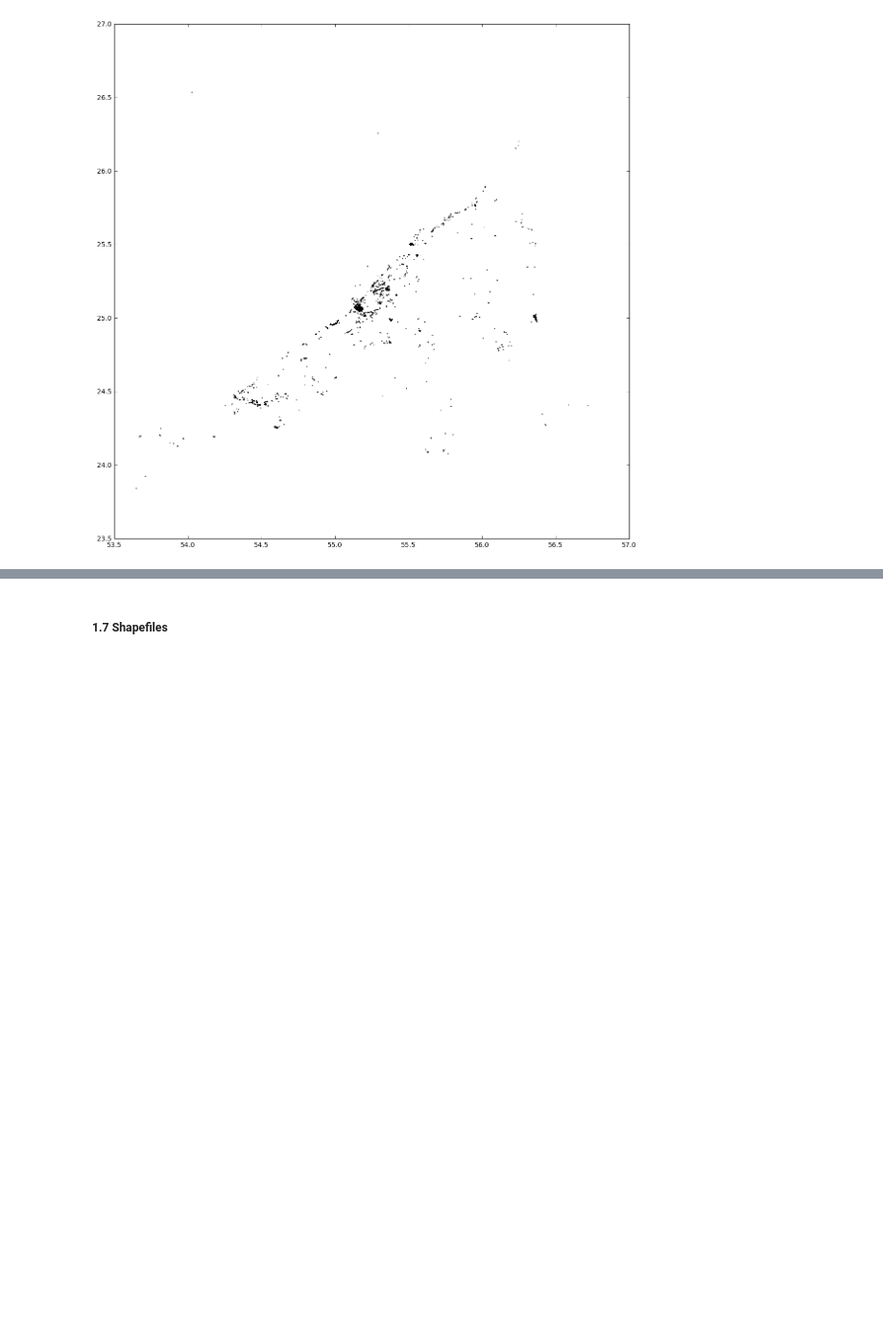
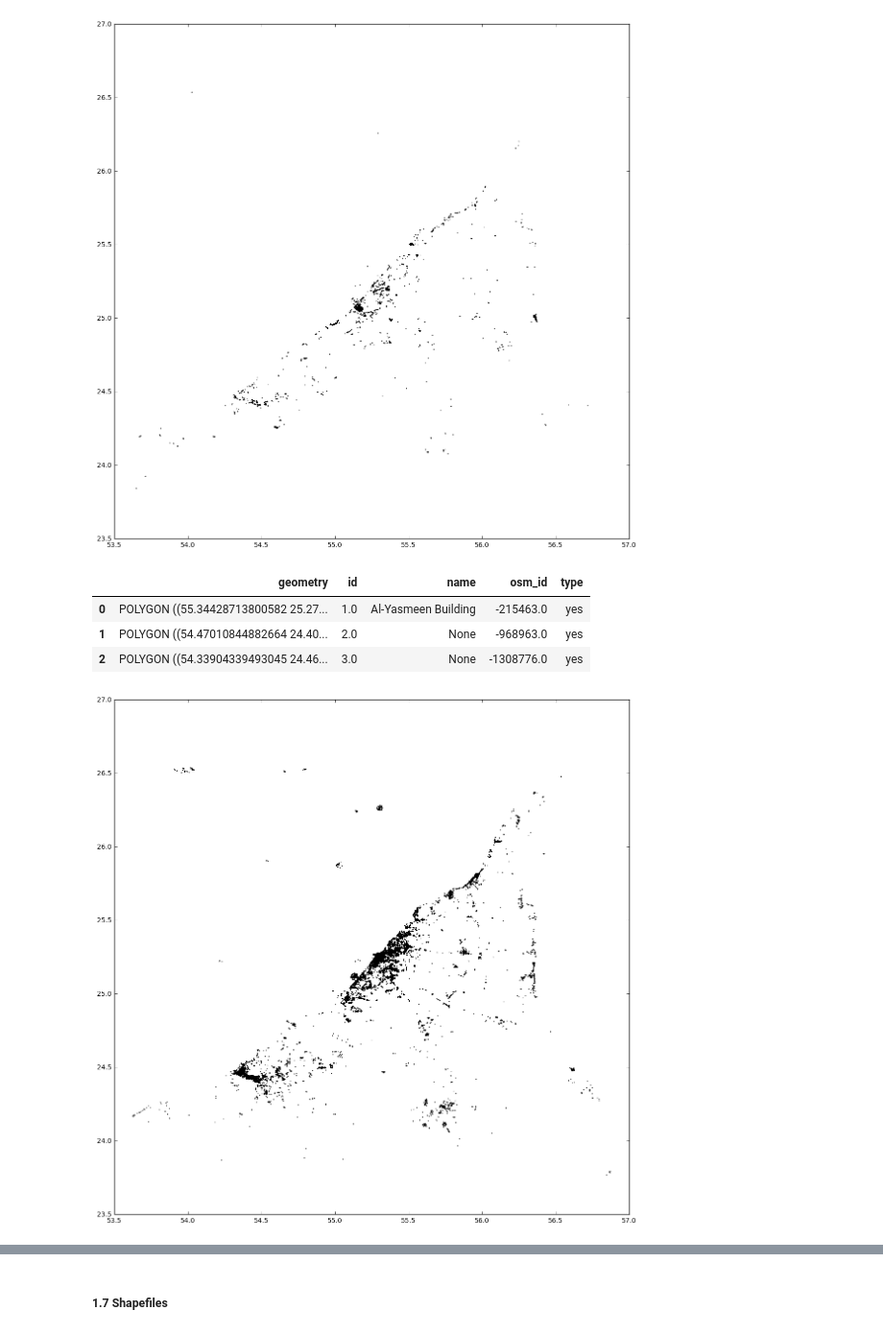
Before and after one commit to OlgaBelitskaya/data-analyst-nd002, a Jupyter notebook: Data_Analyst_ND_Project3/Data_Analyst_ND_Project3_Dubai-AbuDhabi_SQL.ipynb, the cells around one changed output, grey strips where cells are left out. Shown at 96% size. Cells and saved outputs as stored; diff of their text form; code cells hidden in the pictures; blank space fills up the shorter version.

```diff
--- a/Data_Analyst_ND_Project3/Data_Analyst_ND_Project3_Dubai-AbuDhabi_SQL.ipynb
+++ b/Data_Analyst_ND_Project3/Data_Analyst_ND_Project3_Dubai-AbuDhabi_SQL.ipynb
@@ -619,6 +624,8 @@ file1 = filedir1 + 'dubai_abu-dhabi.osm'
 file2 = filedir2 + 'dubai_abu-dhabi_admin.geojson'
 file3 = filedir2 + 'dubai_abu-dhabi_roads.geojson'
 file4 = filedir2 + 'dubai_abu-dhabi_waterareas.geojson'
+file5 = filedir2 + 'dubai_abu-dhabi_buildings.geojson'
+file6 = filedir2 + 'dubai_abu-dhabi_amenities.geojson'
 # %%
 hide_code
 # Get size of the .osm files
@@ -669,7 +679,7 @@ with open(SAMPLE_FILE, 'wb') as output:
 # %%
 hide_code
 # Setup the file directory and the name of a file variable
-file5 = filedir1 + 'sample_dubai_abu-dhabi.osm'
+file8 = filedir1 + 'sample_dubai_abu-dhabi.osm'
 # %%
 hide_code
 # Get size of the created .osm file
@@ -691,3 +701,6 @@ df_roads = gpd.read_file(file3)
 # %%
 hide_code
 df_waterareas = gpd.read_file(file4)
+# %%
+hide_code
+df_buildings = gpd.read_file(file5)
@@ -752,3 +772,18 @@ df_waterareas.plot()
 plt.show()
 # %% [output]
 [figure]
+# %%
+hide_code
+df_buildings.head(3)
+# %% [output]
+|  | geometry | id | name | osm_id | type |
+| 0 | POLYGON ((55.34428713800582 25.27... | 1.0 | Al-Yasmeen Building | -215463.0 | yes |
+| 1 | POLYGON ((54.47010844882664 24.40... | 2.0 | None | -968963.0 | yes |
+| 2 | POLYGON ((54.33904339493045 24.46... | 3.0 | None | -1308776.0 | yes |
+# %%
+hide_code
+matplotlib.rcParams['figure.figsize'] = (14, 14)
+df_buildings.plot()
+plt.show()
+# %% [output]
+[figure, added]
```
Also changed, not shown: parts of 15 cells of this notebook, 3 other files.
